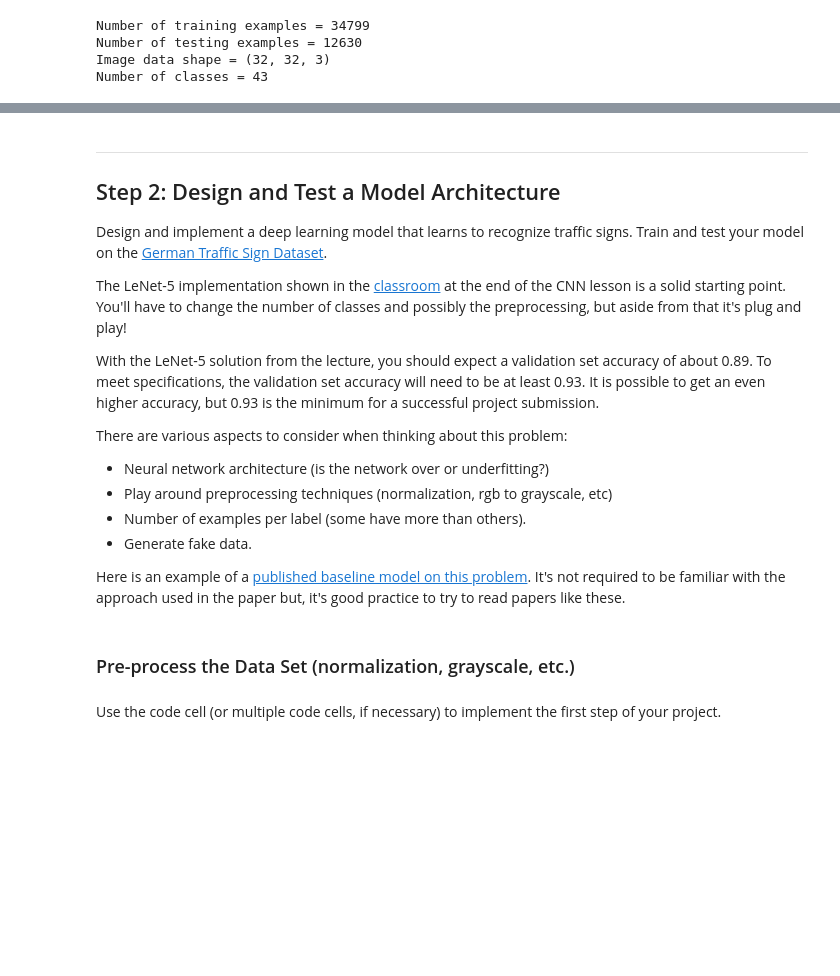
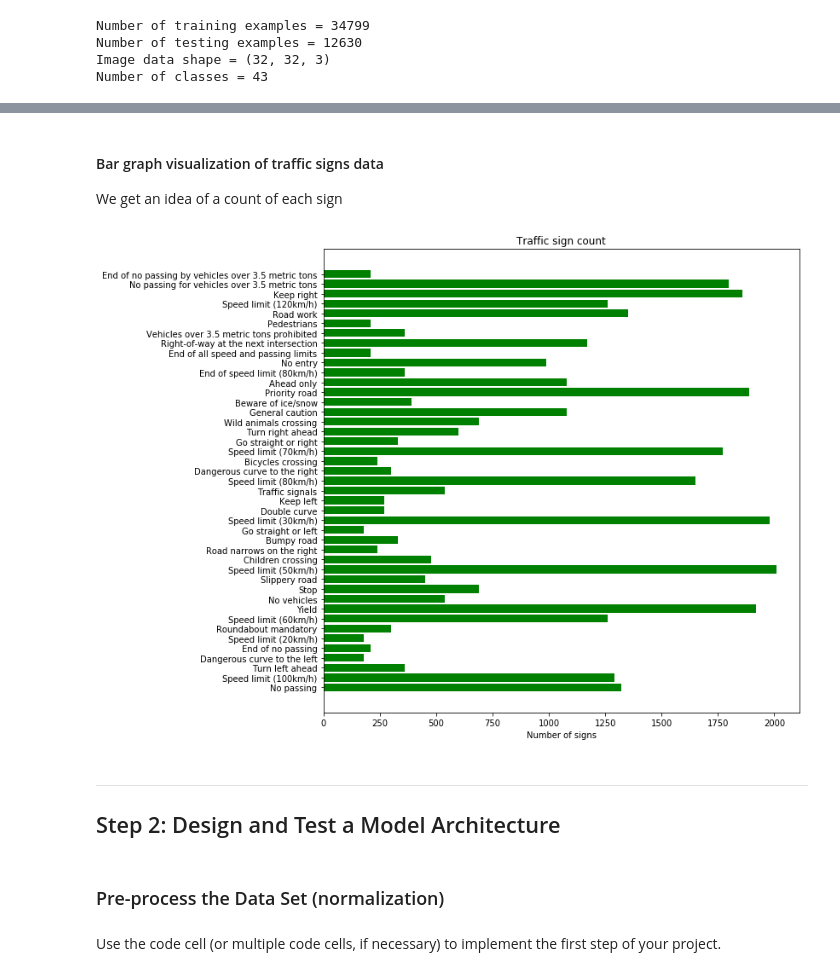
Before and after one commit to khushn/carnd_p2, a Jupyter notebook: Traffic_Sign_Classifier.ipynb, the cells around one changed output, grey strips where cells are left out. Cells and saved outputs as stored; diff of their text form; code cells hidden in the pictures; blank space fills up the shorter version.

Commit message:
1. Visualization of layers 2. Exploration of dataset in a bar chart

```diff
--- a/Traffic_Sign_Classifier.ipynb
+++ b/Traffic_Sign_Classifier.ipynb
@@ -132,24 +107,62 @@ Speed limit (50km/h)
-# %% [markdown]
-----
-
-## Step 2: Design and Test a Model Architecture
-
-Design and implement a deep learning model that learns to recognize traffic signs. Train and test your model on the [German Traffic Sign Dataset](http://benchmark.ini.rub.de/?section=gtsrb&subsection=dataset).
-
-The LeNet-5 implementation shown in the [classroom](https://classroom.udacity.com/nanodegrees/nd013/parts/fbf77062-5703-404e-b60c-95b78b2f3f9e/modules/6df7ae49-c61c-4bb2-a23e-6527e69209ec/lessons/601ae704-1035-4287-8b11-e2c2716217ad/concepts/d4aca031-508f-4e0b-b493-e7b706120f81) at the end of the CNN lesson is a solid starting point. You'll have to change the number of classes and possibly the preprocessing, but aside from that it's plug and play!
-
-With the LeNet-5 solution from the lecture, you should expect a validation set accuracy of about 0.89. To meet specifications, the validation set accuracy will need to be at least 0.93. It is possible to get an even higher accuracy, but 0.93 is the minimum for a successful project submission.
-
-There are various aspects to consider when thinking about this problem:
-
-- Neural network architecture (is the network over or underfitting?)
-- Play around preprocessing techniques (normalization, rgb to grayscale, etc)
-- Number of examples per label (some have more than others).
-- Generate fake data.
-
-Here is an example of a [published baseline model on this problem](http://yann.lecun.com/exdb/publis/pdf/sermanet-ijcnn-11.pdf). It's not required to be familiar with the approach used in the paper but, it's good practice to try to read papers like these.
+# %% [markdown]
+#### Bar graph visualization of traffic signs data
+We get an idea of a count of each sign
+# %%
+import numpy as np
+import matplotlib.pyplot as plt
+#plt.rcdefaults()
+
+def create_signcounts(y_arr):
+    sign_count_dict={}
+    for key in y_arr:
+        if key in sign_count_dict:
+            sign_count_dict[key]+=1
+        else:
+            sign_count_dict[key]=1
+    sign_count_name={}
+    for key, val in sign_dict.items():
+        sign_count_name[val]=sign_count_dict[key]
+    return sign_count_name
+
+
+def plt_tsign_bar(sign_count_dict):
+
+    #fig, ax = plt.subplots()
+    fig = plt.figure(figsize=(10,10))
+    ax = fig.add_subplot(111)
+
+
+
+    # Traffic signs
+    t_signs=[]
+    t_sign_counts=[]
+    for k, v in sign_count_dict.items():
+        t_signs.append(k)
+        t_sign_counts.append(v)
+
+    y_pos = np.arange(len(t_signs))
+
+    ax.barh(y_pos, t_sign_counts, align='center',color='green')
+    ax.set_yticks(y_pos)
+    ax.set_yticklabels(t_signs)
+    ax.invert_yaxis()  # labels read top-to-bottom
+    ax.set_xlabel('Number of signs')
+    #ax.set_ylabel('Various sign types')
+    ax.set_title('Traffic sign count')
+
+    plt.show()
+
+sign_count_dict=create_signcounts(y_train)
+#print(sum(sign_count_dict.values()))
+plt_tsign_bar(sign_count_dict)
+# %% [output]
+[figure, added]
+# %% [markdown]
+----
+
+## Step 2: Design and Test a Model Architecture
 # %% [markdown]
-### Pre-process the Data Set (normalization, grayscale, etc.)
+### Pre-process the Data Set (normalization)
 # %% [markdown]
 Use the code cell (or multiple code cells, if necessary) to implement the first step of your project.
 # %%
```
Also changed, not shown: parts of 18 cells of this notebook, 8 other files.
